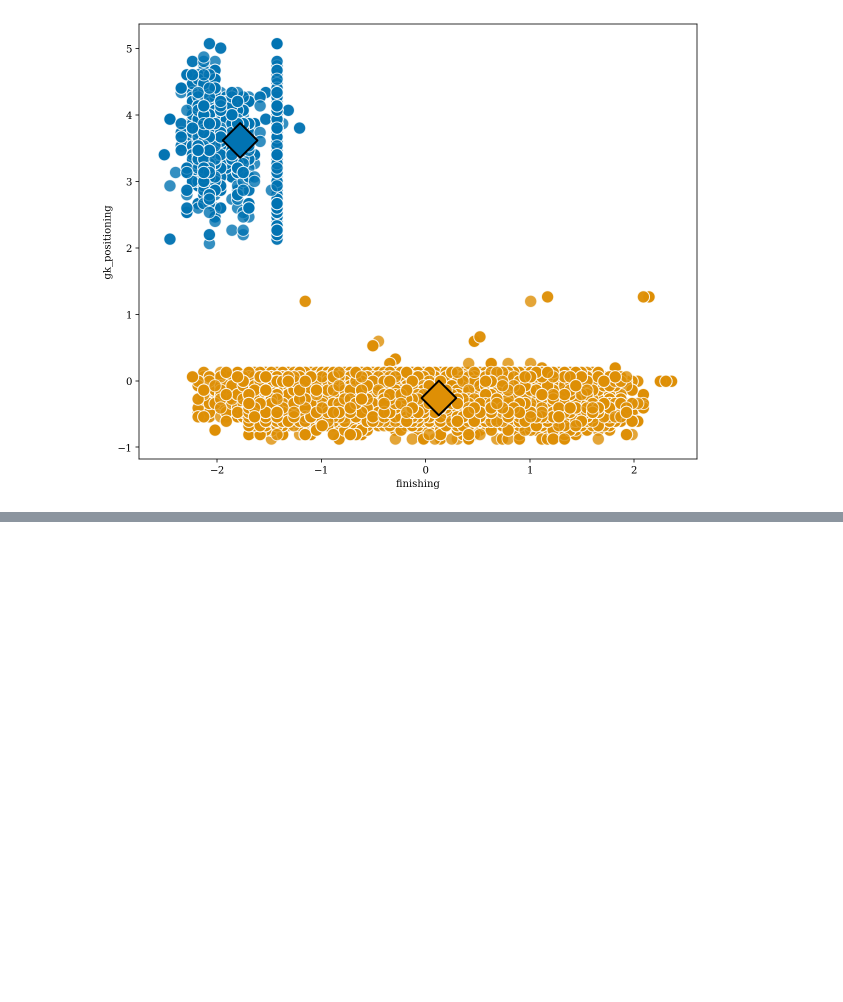
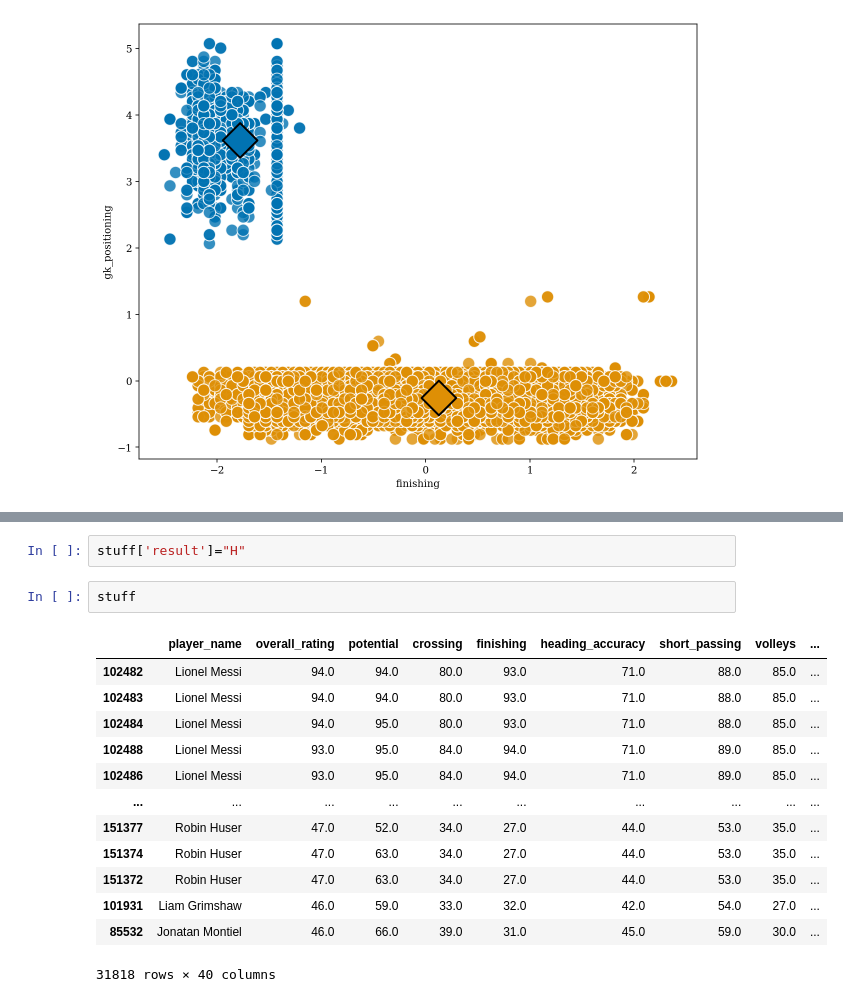
Before and after one commit to mamerchandmedi/Field_positions_classification, a Jupyter notebook: Player_Positions_KMEANS.ipynb, the cells around one changed output, grey strips where cells are left out. Cells and saved outputs as stored; diff of their text form; blank space fills up the shorter version.

```diff
--- a/Player_Positions_KMEANS.ipynb
+++ b/Player_Positions_KMEANS.ipynb
@@ -239,0 +240,18 @@ ax = ax.set(xlabel = 'Number of Clusters (k)',
+# %%
+stuff['result']="H"
+# %%
+stuff
+# %% [output]
+|  | player_name | overall_rating | potential | crossing | finishing | heading_accuracy | short_passing | volleys | ... |
+| 102482 | Lionel Messi | 94.0 | 94.0 | 80.0 | 93.0 | 71.0 | 88.0 | 85.0 | ... |
+| 102483 | Lionel Messi | 94.0 | 94.0 | 80.0 | 93.0 | 71.0 | 88.0 | 85.0 | ... |
+| 102484 | Lionel Messi | 94.0 | 95.0 | 80.0 | 93.0 | 71.0 | 88.0 | 85.0 | ... |
+| 102488 | Lionel Messi | 93.0 | 95.0 | 84.0 | 94.0 | 71.0 | 89.0 | 85.0 | ... |
+| 102486 | Lionel Messi | 93.0 | 95.0 | 84.0 | 94.0 | 71.0 | 89.0 | 85.0 | ... |
+| ... | ... | ... | ... | ... | ... | ... | ... | ... | ... |
+| 151377 | Robin Huser | 47.0 | 52.0 | 34.0 | 27.0 | 44.0 | 53.0 | 35.0 | ... |
+| 151374 | Robin Huser | 47.0 | 63.0 | 34.0 | 27.0 | 44.0 | 53.0 | 35.0 | ... |
+| 151372 | Robin Huser | 47.0 | 63.0 | 34.0 | 27.0 | 44.0 | 53.0 | 35.0 | ... |
+| 101931 | Liam Grimshaw | 46.0 | 59.0 | 33.0 | 32.0 | 42.0 | 54.0 | 27.0 | ... |
+| 85532 | Jonatan Montiel | 46.0 | 66.0 | 39.0 | 31.0 | 45.0 | 59.0 | 30.0 | ... |
+31818 rows × 40 columns
```
Also changed, not shown: parts of 16 cells of this notebook.
